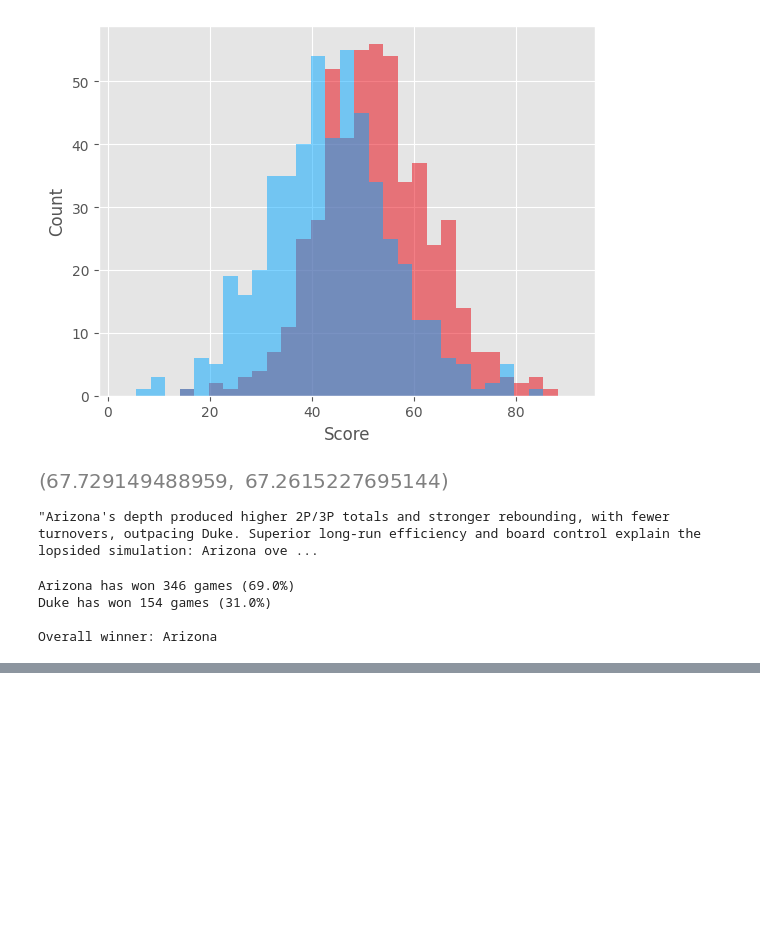
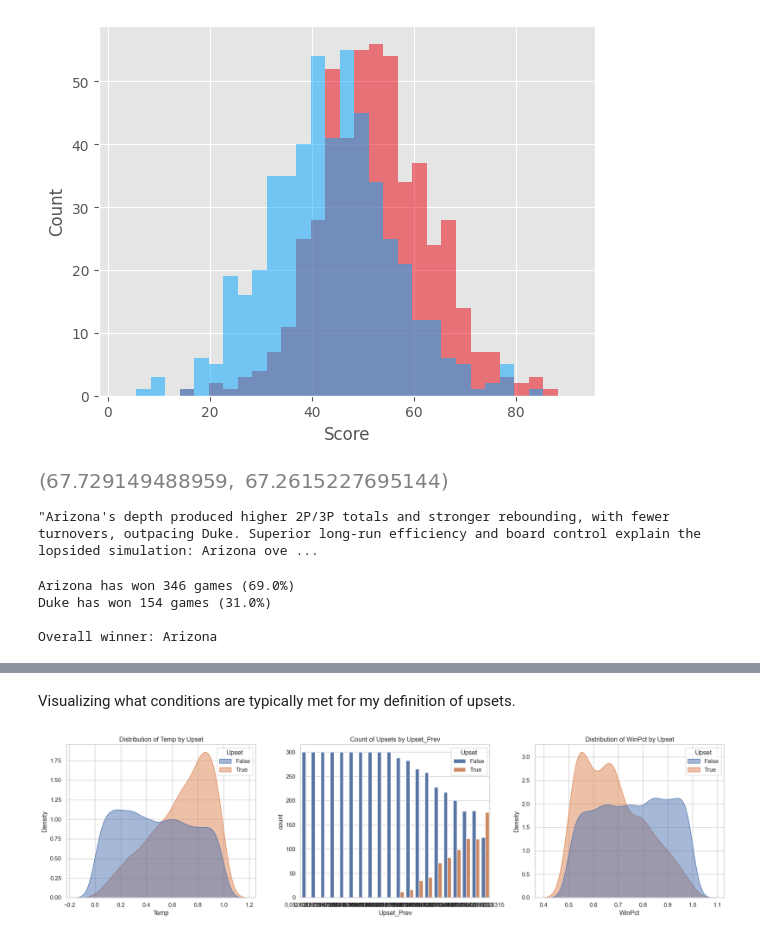
Before and after one commit to AnthonyGallante/KingfisherCourt, a Jupyter notebook: test.ipynb, the cells around one changed output, grey strips where cells are left out. Cells and saved outputs as stored; diff of their text form; code cells hidden in the pictures; blank space fills up the shorter version.

Commit message:
Added visualiztion to see the conditions in which my forced upsets occur.

```diff
--- a/test.ipynb
+++ b/test.ipynb
@@ -85,0 +96,17 @@ Overall winner: Arizona
+# %%
+upset_dist = []
+upset_prev = np.linspace(0, 1, 20)
+
+for up in tqdm(upset_prev):
+    for i in range(300):
+        t = np.random.uniform()
+        a = np.random.uniform()
+        b = 1 - a
+
+        outcome = check_temperature(t, up, a, b)
+
+        outcome_dict = {'Temp': t, 'Upset_Prev': up, 'WinPct': max(a, b), 'Upset': outcome}
+        upset_dist.append(outcome_dict)
+# %%
+upset_dist_df = pd.DataFrame(upset_dist)
+upset_dist_df
@@ -85,0 +127,23 @@ Overall winner: Arizona
+# %% [markdown]
+Visualizing what conditions are typically met for my definition of upsets.
+# %%
+import matplotlib.pyplot as plt
+import seaborn as sns
+
+sns.set_theme(style="whitegrid")
+fig, axes = plt.subplots(1, 3, figsize=(18, 5))
+
+
+sns.kdeplot(data=upset_dist_df, x='Temp', hue='Upset', fill=True, common_norm=False, alpha=0.5, ax=axes[0])
+axes[0].set_title('Distribution of Temp by Upset')
+
+sns.countplot(data=upset_dist_df, x='Upset_Prev', hue='Upset', ax=axes[1])
+axes[1].set_title('Count of Upsets by Upset_Prev')
+
+sns.kdeplot(data=upset_dist_df, x='WinPct', hue='Upset', fill=True, common_norm=False, alpha=0.5, ax=axes[2])
+axes[2].set_title('Distribution of WinPct by Upset')
+
+plt.tight_layout()
+plt.show()
+# %% [output]
+[figure, added]
```
Also changed, not shown: parts of 2 cells of this notebook.
